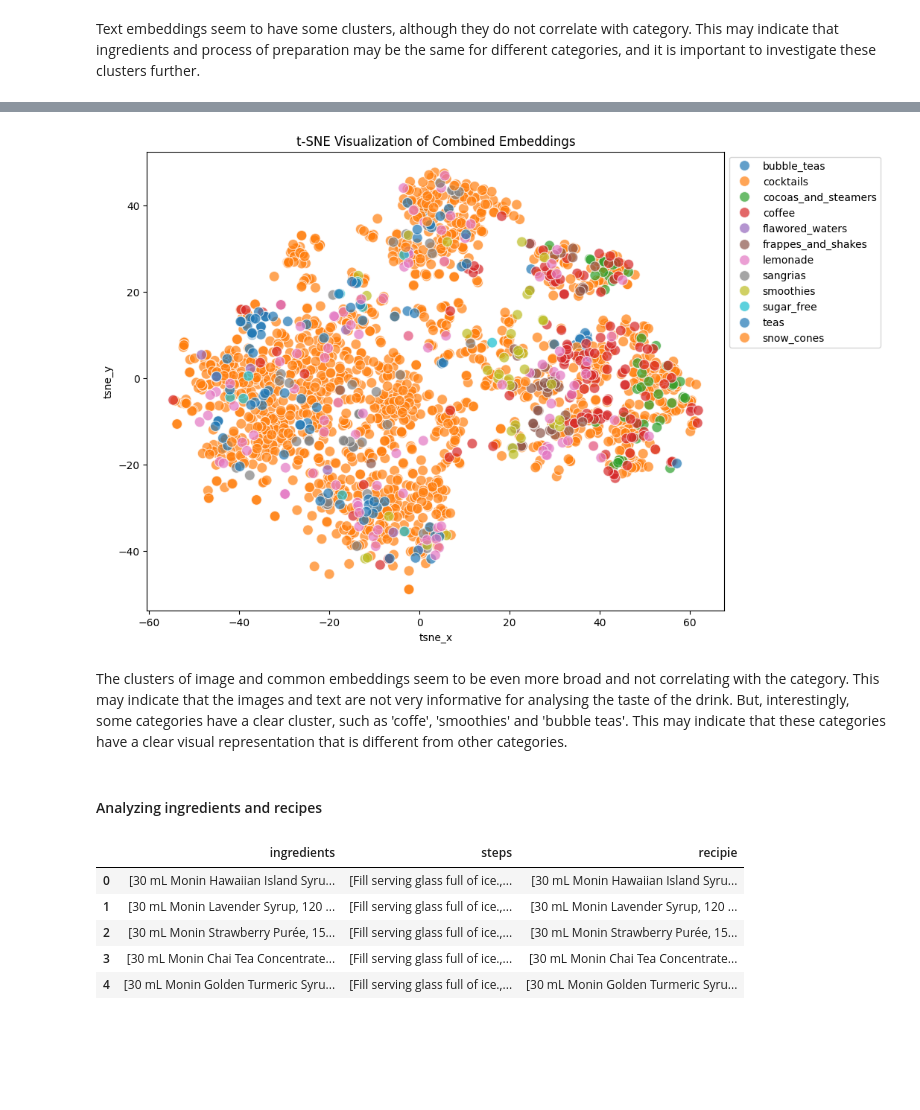
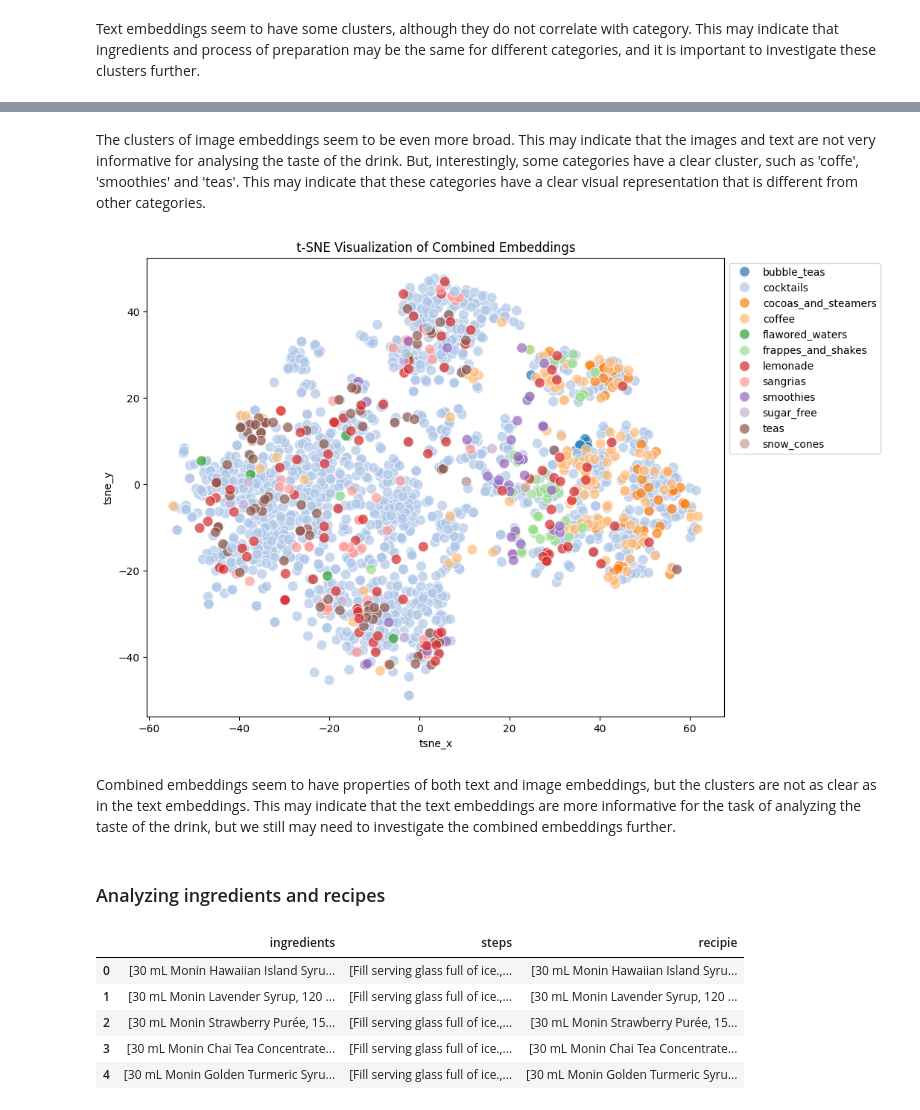
Before and after one commit to Data-Wrangling-and-Visualisation/Napitochki, a Jupyter notebook: data_exploration/EDA.ipynb, the cells around one changed output, grey strips where cells are left out. Drawn from its saved outputs; the diff is of its cells as text; code cells hidden in the pictures; blank space fills up the shorter version.

```diff
--- a/data_exploration/EDA.ipynb
+++ b/data_exploration/EDA.ipynb
@@ -236,29 +216,31 @@ plt.show()
+# %% [markdown]
+The clusters of image embeddings seem to be even more broad. This may indicate that the images and text are not very informative for analysing the taste of the drink.
+But, interestingly, some categories have a clear cluster, such as 'coffe', 'smoothies' and 'teas'. This may indicate that these categories have a clear visual representation that is different from other categories.
 # %%
 # Convert embedding list to array
 embeds = np.array(list(df['combined_embeds']))  # or use 'combined_embeds' if
 
 # Apply t-SNE
 tsne = TSNE(n_components=2, random_state=42)
 tsne_results = tsne.fit_transform(embeds)
 
 # Store t-SNE results in the dataframe
 df['tsne_x'] = tsne_results[:, 0]
 df['tsne_y'] = tsne_results[:, 1]
 
 # Plot t-SNE results
 plt.figure(figsize=(10, 8))
-sns.scatterplot(x='tsne_x', y='tsne_y', hue='category', data=df, palette="tab10", s=100, alpha=0.7)
+sns.scatterplot(x='tsne_x', y='tsne_y', hue='category', data=df, palette="tab20", s=100, alpha=0.7)
 plt.title('t-SNE Visualization of Combined Embeddings')
 
 plt.legend(bbox_to_anchor=(1, 1))
 plt.show()
 # %% [output]
-[figure, old version]
+[figure, new version]
 # %% [markdown]
-The clusters of image and common embeddings seem to be even more broad and not correlating with the category. This may indicate that the images and text are not very informative for analysing the taste of the drink.
-But, interestingly, some categories have a clear cluster, such as 'coffe', 'smoothies' and 'bubble teas'. This may indicate that these categories have a clear visual representation that is different from other categories.
+Combined embeddings seem to have properties of both text and image embeddings, but the clusters are not as clear as in the text embeddings. This may indicate that the text embeddings are more informative for the task of analyzing the taste of the drink, but we still may need to investigate the combined embeddings further.
 # %% [markdown]
-#### Analyzing ingredients and recipes
+### Analyzing ingredients and recipes
 # %%
 import re
 import pandas as pd
```
Also changed, not shown: parts of 25 cells of this notebook.
